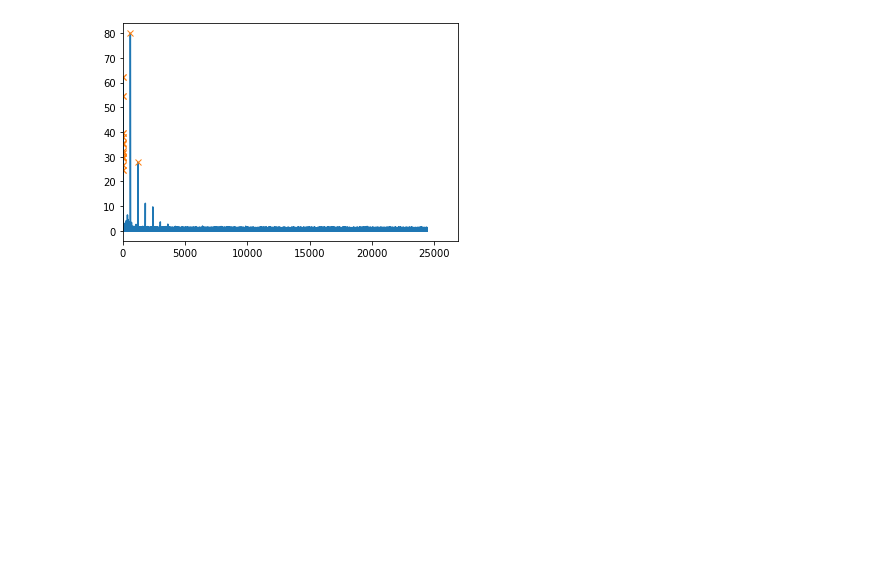
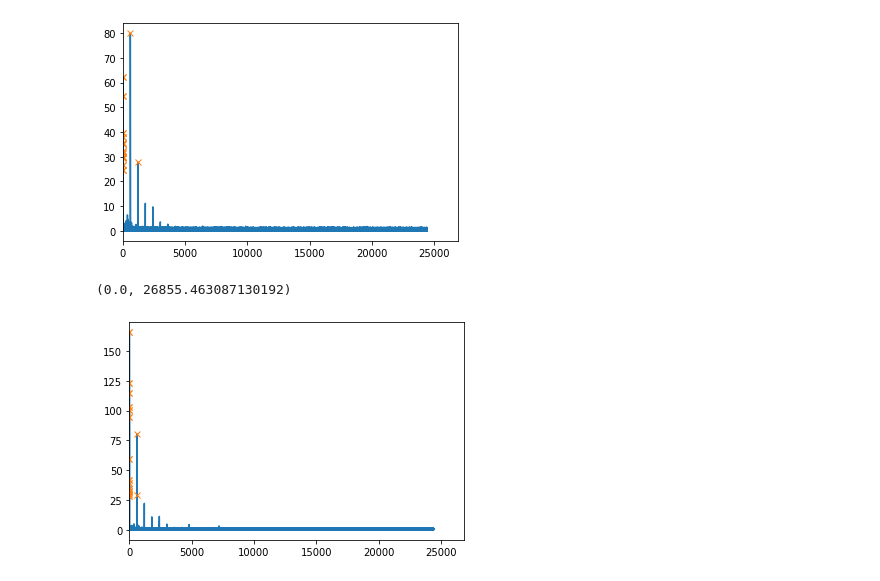
Before and after one commit to Yousousen/pulsar_analysis, a Jupyter notebook: scripts/loading_pulsar_data Eleni.ipynb, the cells around one changed output. Saved outputs shown, nothing was run; the diff lists cells and outputs as text; code cells hidden in the pictures; blank space fills up the shorter version.

Commit message:
The peak detection algorithm is now properly imported from the utility directory. We may want to move more utility functions to that directory too.

```diff
--- a/scripts/loading_pulsar_data Eleni.ipynb
+++ b/scripts/loading_pulsar_data Eleni.ipynb
@@ -12,6 +12,7 @@ import matplotlib.pyplot as plt
 import nbimporter
 from loading_pulsar_data import short_list, elements_containing_string, contains_substring, slice_string_at_char, get_metadata_item
 from itertools import islice # to get the nth dictionary element.
+from utility.peak_detect import peak_detect
 
 def import_files(path, dtype):
     '''
@@ -35,10 +36,6 @@ def import_files(path, dtype):
             metadata_dict[os.path.basename(file)] = f.readlines()
 
     return file_dict, metadata_dict
-
-def peak_detect(data, multiplication_factor):
-    above_this_range_is_a_peak = np.median(data) + multiplication_factor * data.std()
-    return np.array( [i for i, x in enumerate(data) if x > above_this_range_is_a_peak] )
 # %%
 data_dict, metadata_dict = import_files(path="../LOFAR_2e_jaars_RP_2022_voor_studenten/Data_Pulsar2", dtype="float32")
 # %%
@@ -171,3 +150,14 @@ plt.xlim(0)
 # %% [output]
 (0.0, 26855.463087130192)
 [figure]
+# %%
+frequencies  = np.fft.fftfreq(nbins, dt)[1:]
+transform_abs = np.abs( np.fft.fft(data_dict['L83080_SAP0_BEAM0_DM39.66.dat']) / len(data_dict['L83080_SAP0_BEAM0_DM39.66.dat']) )[1:]
+peak_indices = peak_detect(transform_abs, 10**2)
+peak_heights = [transform_abs[i]  for i in peak_indices]
+# %%
+plt.plot(frequencies[1:], transform_abs[1:],'-', frequencies[peak_indices], peak_heights,'x')
+plt.xlim(0)
+# %% [output]
+(0.0, 26855.463087130192)
+[figure, added]
```
Also changed, not shown: parts of 3 cells of this notebook.
